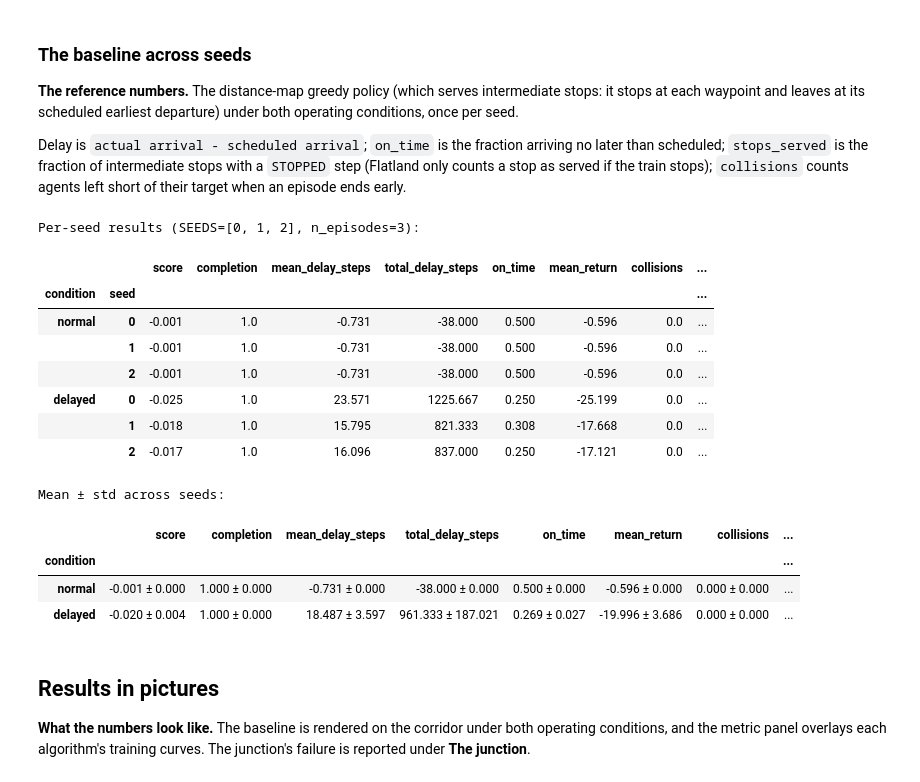
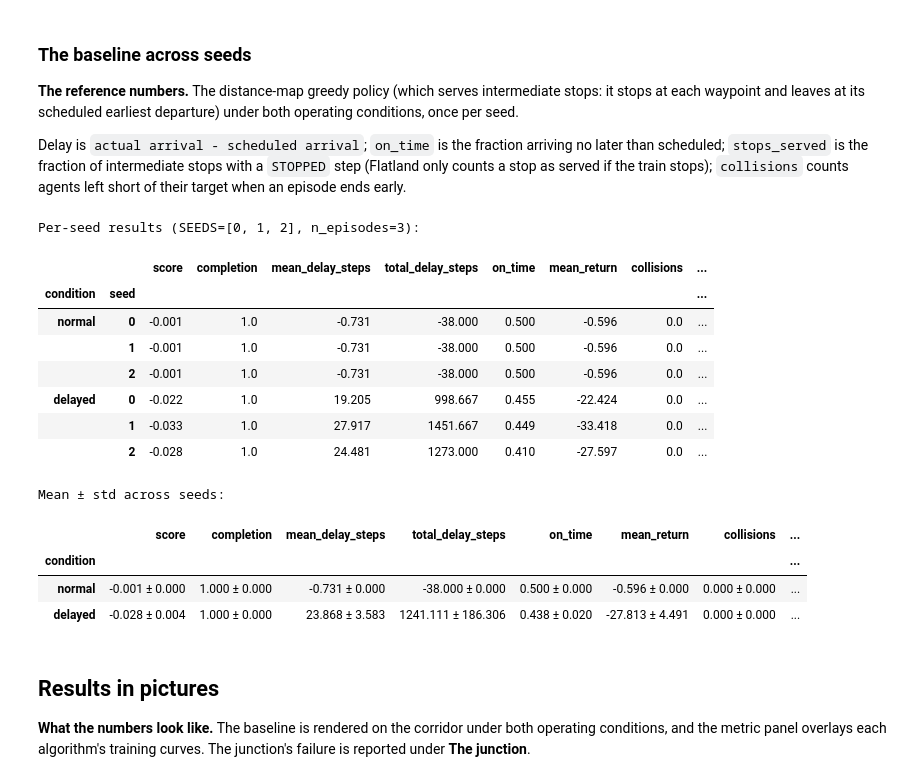
Before and after one commit to MathgeniusTB2/RL-Assessment-3, a Jupyter notebook: notebooks/train_schedule_optimisation.ipynb, the cells around one changed output. Saved outputs shown, nothing was run; the diff lists cells and outputs as text; code cells hidden in the pictures.

```diff
--- a/notebooks/train_schedule_optimisation.ipynb
+++ b/notebooks/train_schedule_optimisation.ipynb
@@ -1354,7 +1354,7 @@ collision/deadlock proxy.
 the per-seed rows plus a mean/std summary.
 # %%
 def evaluate(policy_fn=None, scenario=SCENARIO, condition=CONDITION,
-             n_episodes=5, seed=SEED + 2000,
+             n_episodes=5, seed=SEED + 2000, regime=False, incidents=3,
              max_depth=MAX_DEPTH, predictor_depth=PREDICTOR_DEPTH,
              observation_radius=2,
              force_stop=FORCE_STOP, dwell_extra=0):
@@ -1372,6 +1372,12 @@ def evaluate(policy_fn=None, scenario=SCENARIO, condition=CONDITION,
         force_stop=force_stop, dwell_extra=dwell_extra,
     )
     raw = env._wrap
+    if regime:
+        # the designed disruption regime: `condition` then only selects whether
+        # the environment is otherwise quiet, the failures come from regimes.py
+        import regimes as _regimes
+
+        _regimes.install(raw, scenario, incidents)
     handles = list(env.possible_agents)
     max_steps = raw._max_episode_steps
 
@@ -1453,7 +1459,7 @@ def evaluate(policy_fn=None, scenario=SCENARIO, condition=CONDITION,
 
 
 def evaluate_seeds(policy_fn=None, scenario=SCENARIO, condition=CONDITION,
-                   seeds=SEEDS, n_episodes=5,
+                   seeds=SEEDS, n_episodes=5, regime=False, incidents=3,
                    max_depth=MAX_DEPTH, predictor_depth=PREDICTOR_DEPTH,
                    observation_radius=2,
                    force_stop=FORCE_STOP, dwell_extra=0):
@@ -1462,6 +1468,7 @@ def evaluate_seeds(policy_fn=None, scenario=SCENARIO, condition=CONDITION,
     for seed in seeds:
         result = evaluate(policy_fn, scenario=scenario, condition=condition,
                           n_episodes=n_episodes, seed=seed,
+                          regime=regime, incidents=incidents,
                           max_depth=max_depth, predictor_depth=predictor_depth,
                           observation_radius=observation_radius,
                           force_stop=force_stop, dwell_extra=dwell_extra)
@@ -1485,44 +1492,48 @@ a `STOPPED` step (Flatland only counts a stop as served if the train stops);
 `collisions` counts agents left short of their target when an episode ends early.
 # %%
 per_seed_frames, summary_rows = [], []
+# "delayed" is the designed regime (regimes.py): quiet environment, band-placed
+# failures. There is no second definition of delayed anywhere in this notebook.
 for condition in ["normal", "delayed"]:
-    per_seed, summary = evaluate_seeds(None, condition=condition, n_episodes=3)
+    per_seed, summary = evaluate_seeds(
+        None, condition="normal", regime=(condition == "delayed"), n_episodes=3
+    )
     per_seed_frames.append(
         per_seed.assign(condition=condition).reset_index().set_index(["condition", "seed"])
     )
     summary_rows.append({
         "condition": condition,
         **{metric: f"{summary.loc[metric, 'mean']:.3f} ± {summary.loc[metric, 'std']:.3f}"
            for metric in summary.index},
     })
 
 per_seed_all = pd.concat(per_seed_frames)
 summary_all = pd.DataFrame(summary_rows).set_index("condition")
 
 try:
     from IPython.display import display
 except Exception:
     display = print
 
 print(f"Per-seed results (SEEDS={SEEDS}, n_episodes=3):")
 display(per_seed_all.round(3))
 print("Mean ± std across seeds:")
 display(summary_all)
 # %% [output]
 Per-seed results (SEEDS=[0, 1, 2], n_episodes=3):
 |  |  | score | completion | mean_delay_steps | total_delay_steps | on_time | mean_return | collisions | ... |
 | condition | seed |  |  |  |  |  |  |  | ... |
 | normal | 0 | -0.001 | 1.0 | -0.731 | -38.000 | 0.500 | -0.596 | 0.0 | ... |
 |  | 1 | -0.001 | 1.0 | -0.731 | -38.000 | 0.500 | -0.596 | 0.0 | ... |
 |  | 2 | -0.001 | 1.0 | -0.731 | -38.000 | 0.500 | -0.596 | 0.0 | ... |
-| delayed | 0 | -0.025 | 1.0 | 23.571 | 1225.667 | 0.250 | -25.199 | 0.0 | ... |
-|  | 1 | -0.018 | 1.0 | 15.795 | 821.333 | 0.308 | -17.668 | 0.0 | ... |
-|  | 2 | -0.017 | 1.0 | 16.096 | 837.000 | 0.250 | -17.121 | 0.0 | ... |
+| delayed | 0 | -0.022 | 1.0 | 19.205 | 998.667 | 0.455 | -22.424 | 0.0 | ... |
+|  | 1 | -0.033 | 1.0 | 27.917 | 1451.667 | 0.449 | -33.418 | 0.0 | ... |
+|  | 2 | -0.028 | 1.0 | 24.481 | 1273.000 | 0.410 | -27.597 | 0.0 | ... |
 Mean ± std across seeds:
 |  | score | completion | mean_delay_steps | total_delay_steps | on_time | mean_return | collisions | ... |
 | condition |  |  |  |  |  |  |  | ... |
 | normal | -0.001 ± 0.000 | 1.000 ± 0.000 | -0.731 ± 0.000 | -38.000 ± 0.000 | 0.500 ± 0.000 | -0.596 ± 0.000 | 0.000 ± 0.000 | ... |
-| delayed | -0.020 ± 0.004 | 1.000 ± 0.000 | 18.487 ± 3.597 | 961.333 ± 187.021 | 0.269 ± 0.027 | -19.996 ± 3.686 | 0.000 ± 0.000 | ... |
+| delayed | -0.028 ± 0.004 | 1.000 ± 0.000 | 23.868 ± 3.583 | 1241.111 ± 186.306 | 0.438 ± 0.020 | -27.813 ± 4.491 | 0.000 ± 0.000 | ... |
 # %% [markdown]
 ## Results in pictures
 
```
Also changed, not shown: parts of 5 cells of this notebook, 8 other files.
